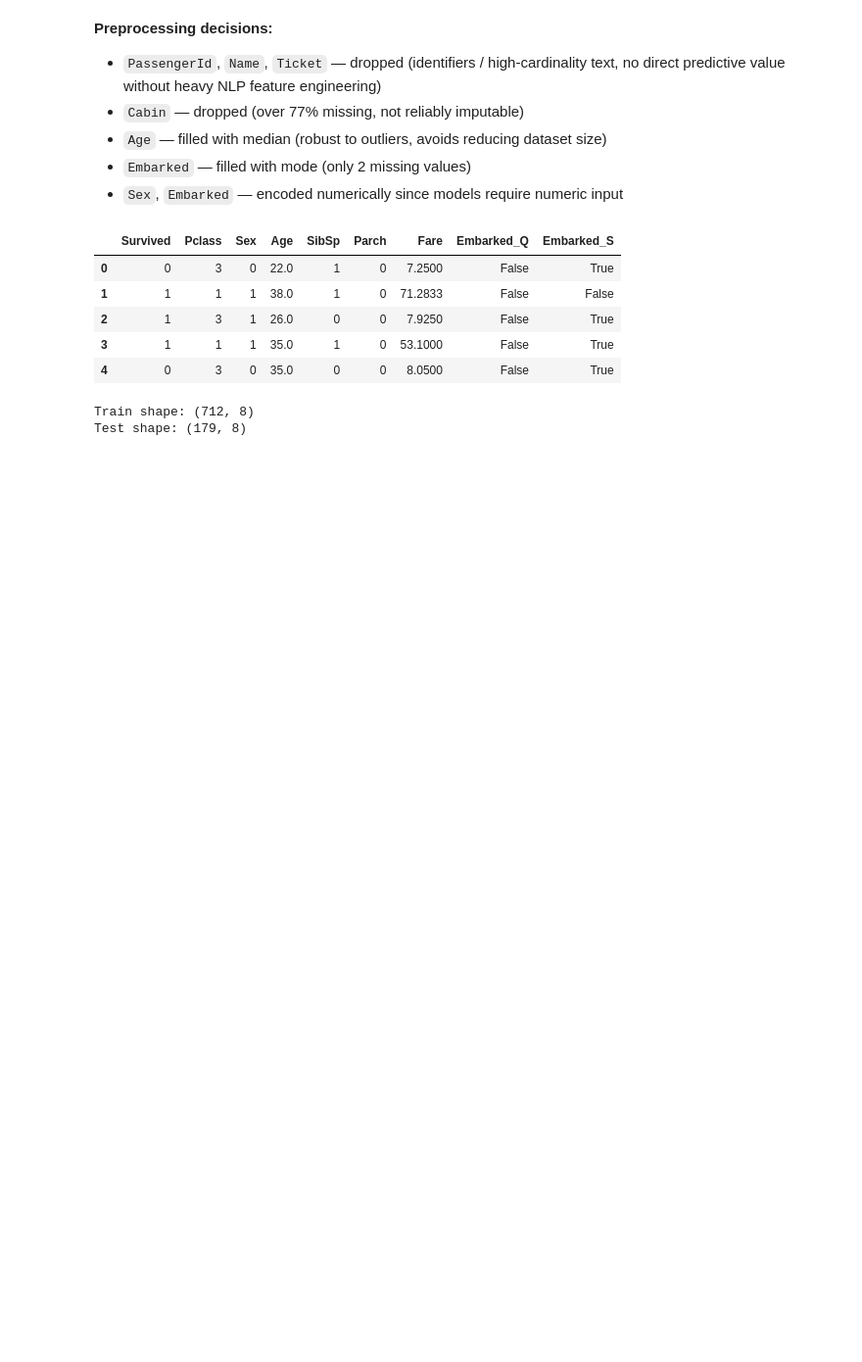
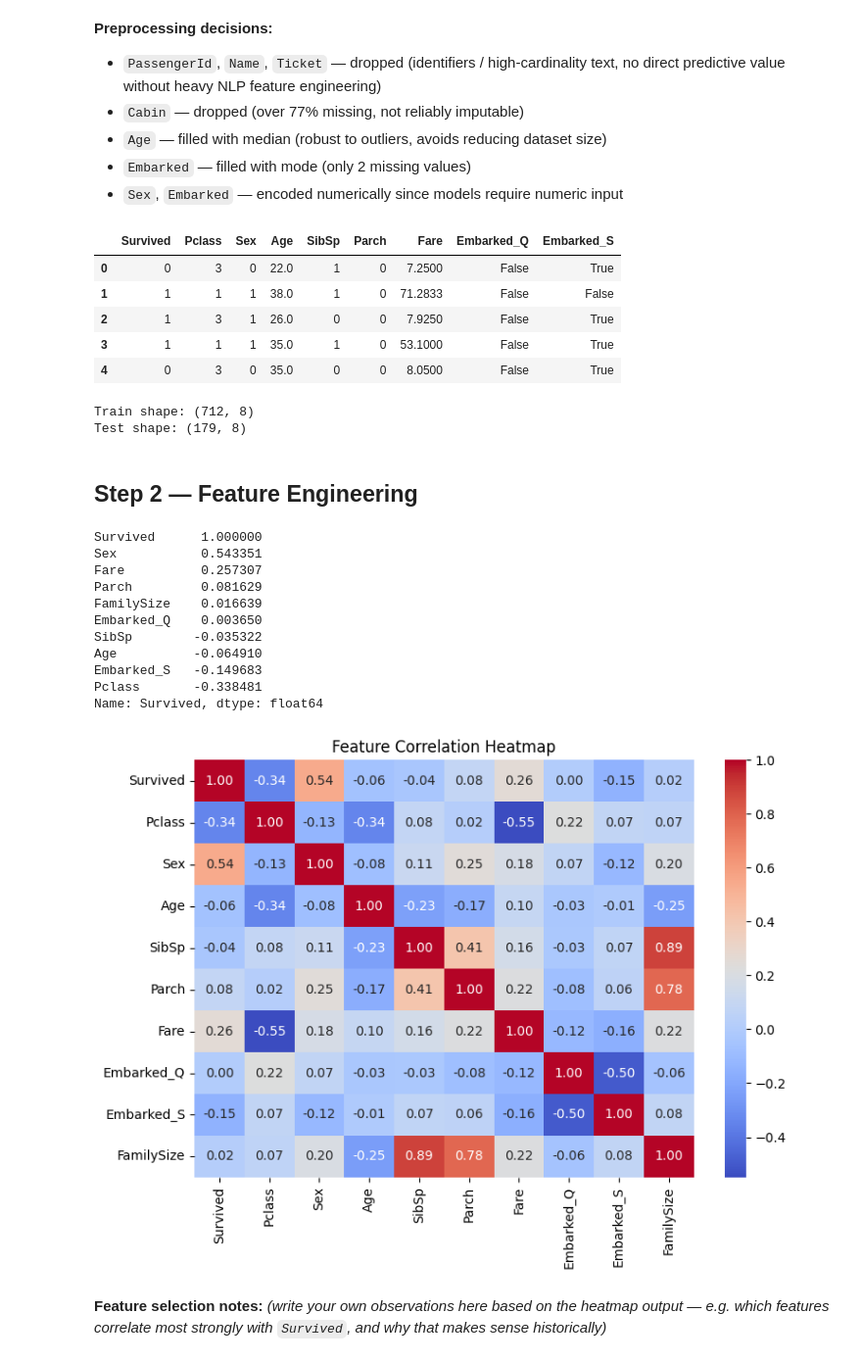
Before and after one commit to raaghuno18-spec/Titanic, a Jupyter notebook: Untitled1.ipynb, the cells around one changed output. Shown at 98% size. Saved outputs shown, nothing was run; the diff lists cells and outputs as text; code cells hidden in the pictures; blank space fills up the shorter version.

Commit message:
feat: Implement Feature Engineering and Correlation Analysis
This commit introduces the 'Feature Engineering' step (Step 2).
- Created a new 'FamilySize' feature from 'SibSp' and 'Parch'.
- Calculated and displayed feature correlations with the 'Survived' target variable.
- Visualized feature correlations using a heatmap to aid in feature selection decisions.

```diff
--- a/Untitled1.ipynb
+++ b/Untitled1.ipynb
@@ -94,3 +94,37 @@ print("Test shape:", X_test.shape)
 # %% [output]
 Train shape: (712, 8)
 Test shape: (179, 8)
+# %% [markdown]
+## Step 2 — Feature Engineering
+# %%
+import matplotlib.pyplot as plt
+import seaborn as sns
+
+# Optional engineered feature: family size
+df['FamilySize'] = df['SibSp'] + df['Parch'] + 1
+
+# Correlation with target
+corr = df.corr(numeric_only=True)['Survived'].sort_values(ascending=False)
+print(corr)
+
+plt.figure(figsize=(8, 6))
+sns.heatmap(df.corr(numeric_only=True), annot=True, cmap='coolwarm', fmt='.2f')
+plt.title('Feature Correlation Heatmap')
+plt.tight_layout()
+plt.show()
+# %% [output]
+Survived      1.000000
+Sex           0.543351
+Fare          0.257307
+Parch         0.081629
+FamilySize    0.016639
+Embarked_Q    0.003650
+SibSp        -0.035322
+Age          -0.064910
+Embarked_S   -0.149683
+Pclass       -0.338481
+Name: Survived, dtype: float64
+[figure, added]
+# %% [markdown]
+**Feature selection notes:** *(write your own observations here based on the heatmap output —
+e.g. which features correlate most strongly with `Survived`, and why that makes sense historically)*
```
